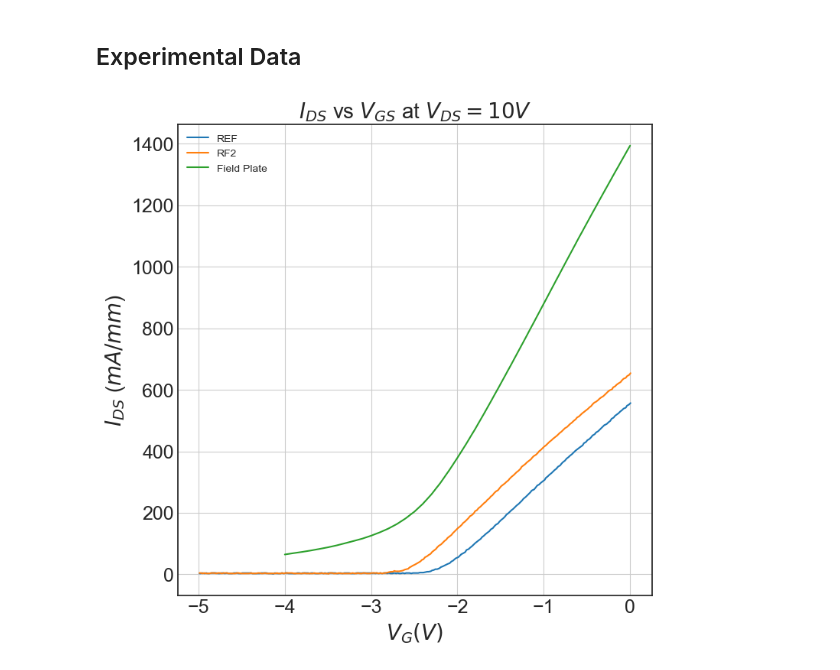
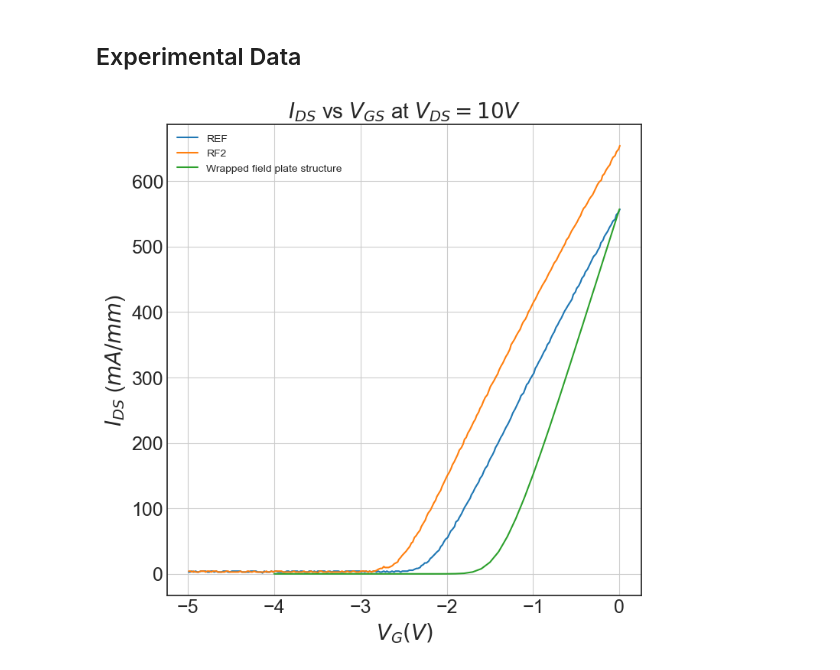
Before and after one commit to IanStafford/banjo-wombat, a Jupyter notebook: allNit/macbookFigs.ipynb, the cells around one changed output. Cells and saved outputs as stored; diff of their text form; code cells hidden in the pictures.

```diff
--- a/allNit/macbookFigs.ipynb
+++ b/allNit/macbookFigs.ipynb
@@ -52,0 +55,13 @@ plt.show()
+# %%
+fieldplate_wrap_Vgs, fieldplate_wrap_Ids = flooxsRead("/Users/ianstafford/banjo-wombat/allNit/fieldplate_wrap_Vt.csv")
+plt.figure(figsize=[10,10]);
+plt.plot(fieldplate_wrap_Vgs, 1000*fieldplate_wrap_Ids, label="Wrapped field plate structure");
+plt.title("$I_{DS}$ vs $V_{GS}$ at $V_{DS}=10V$", fontsize=20);
+plt.xlabel("$V_{G} (V)$", fontsize=20);
+plt.ylabel("$I_{DS}$ (${mA}/{mm}$)", fontsize=20);
+plt.xticks(fontsize = 18)
+plt.yticks(fontsize = 18)
+plt.grid(True);
+#plt.legend();
+#plt.savefig("Vt.png", dpi=300, bbox_inches='tight')
+plt.show()
@@ -55,19 +72,21 @@ plt.show()
 # %%
 REF_Vgs, REF_Ids = flooxsRead("/Users/ianstafford/banjo-wombat/allNit/experimentalREF.csv")
 RF2_Vgs, RF2_Ids = flooxsRead("/Users/ianstafford/banjo-wombat/allNit/experimentalRF2.csv")
 plt.figure(figsize=[8,8]);
 plt.plot(REF_Vgs, 1000*REF_Ids, label="REF");
 plt.plot(RF2_Vgs, 1000*RF2_Ids, label="RF2");
-plt.plot(fieldplate_Vgs, 1000*fieldplate_Ids, label="Field Plate");
+#plt.plot(fieldplate_Vgs, 1000*fieldplate_Ids, label="Field Plate");
+plt.plot(fieldplate_wrap_Vgs, 1000*fieldplate_wrap_Ids, label="Wrapped field plate structure");
+
 #plt.plot(fieldplate_ox_Vgs, 1000*fieldplate_ox_Ids, label="Field Plate with Oxide");
 plt.title("$I_{DS}$ vs $V_{GS}$ at $V_{DS}=10V$", fontsize=20);
 plt.xlabel("$V_{G} (V)$", fontsize=20);
 plt.ylabel("$I_{DS}$ (${mA}/{mm}$)", fontsize=20);
 plt.xticks(fontsize = 18)
 plt.yticks(fontsize = 18)
 plt.grid(True);
 plt.legend();
 #plt.savefig("Vt.png", dpi=300, bbox_inches='tight')
 plt.show()
 # %% [output]
-[figure, old version]
+[figure, new version]
```
Also changed, not shown: parts of 3 cells of this notebook, 4 other files.
